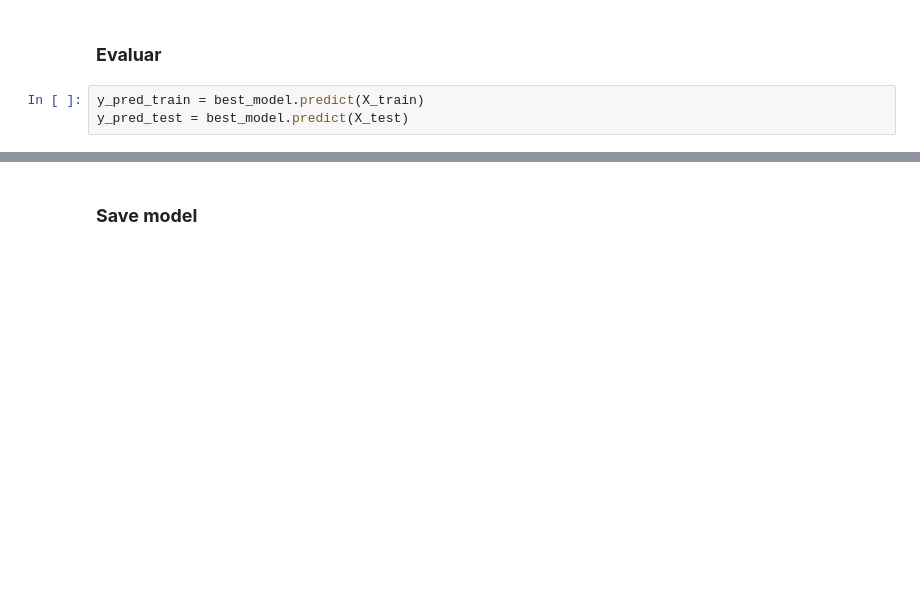
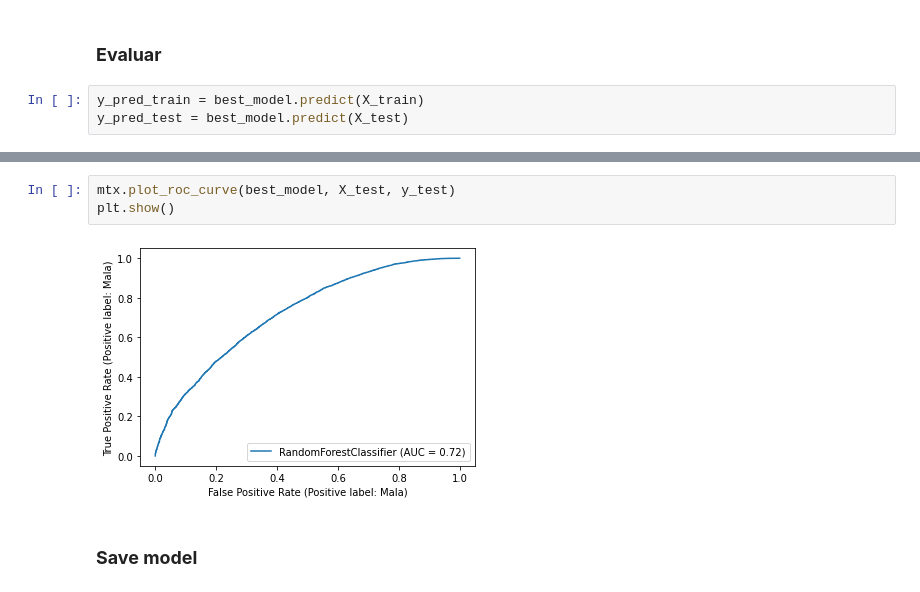
Before and after one commit to cperezh/imdb, a Jupyter notebook: Learning.ipynb, the cells around one changed output, grey strips where cells are left out. Cells and saved outputs as stored; diff of their text form; blank space fills up the shorter version.

```diff
--- a/Learning.ipynb
+++ b/Learning.ipynb
@@ -206,3 +218,8 @@ plt.plot(recall)
+# %%
+mtx.plot_roc_curve(best_model, X_test, y_test)
+plt.show()
+# %% [output]
+[figure, added]
 # %% [markdown]
 ### **Save model**
 # %%
```
Also changed, not shown: parts of 9 cells of this notebook, 3 other files.
